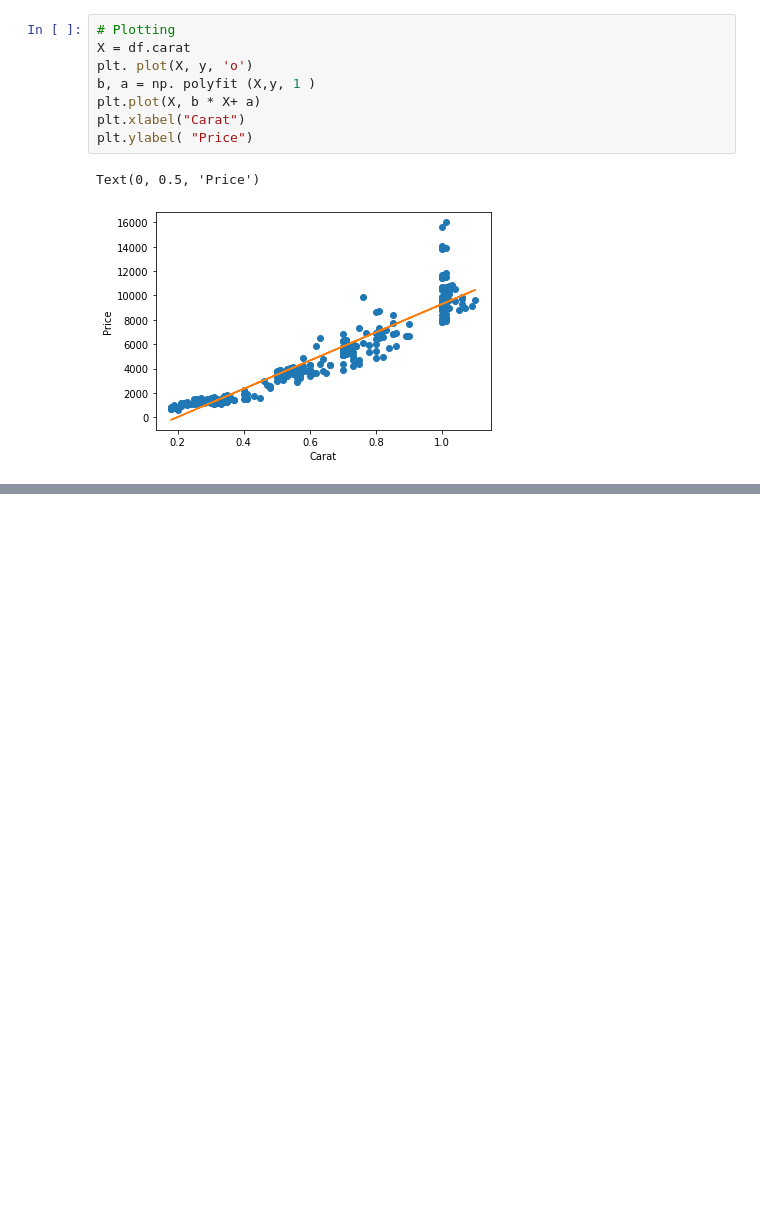
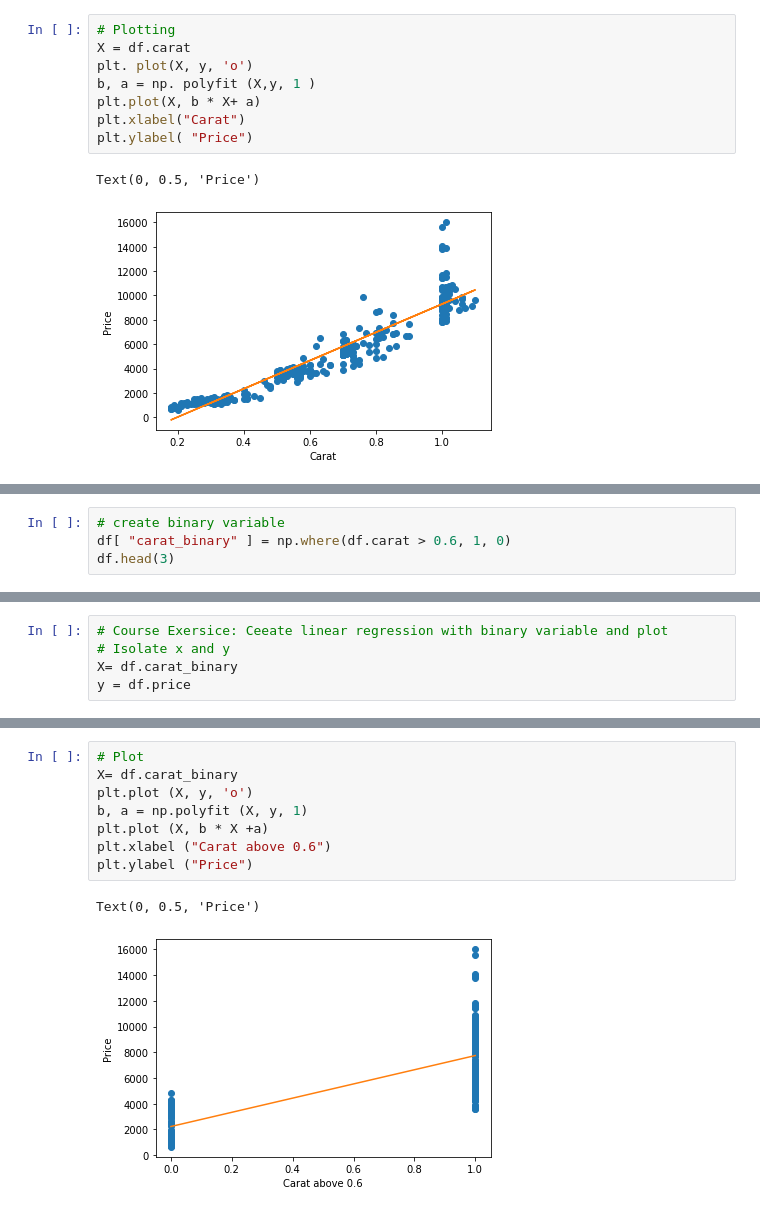
Before and after one commit to mylesm9/Business-Analytics-, a Jupyter notebook: Linear_Regression_.ipynb, the cells around one changed output, grey strips where cells are left out. Cells and saved outputs as stored; diff of their text form; blank space fills up the shorter version.

```diff
--- a/Linear_Regression_.ipynb
+++ b/Linear_Regression_.ipynb
@@ -75,0 +91,4 @@ Text(0, 0.5, 'Price')
+# %%
+# create binary variable
+df[ "carat_binary" ] = np.where(df.carat > 0.6, 1, 0)
+df.head(3)
@@ -75,0 +100,5 @@ Text(0, 0.5, 'Price')
+# %%
+# Course Exersice: Ceeate linear regression with binary variable and plot
+# Isolate x and y
+X= df.carat_binary
+y = df.price
@@ -75,0 +131,11 @@ Text(0, 0.5, 'Price')
+# %%
+# Plot
+X= df.carat_binary
+plt.plot (X, y, 'o')
+b, a = np.polyfit (X, y, 1)
+plt.plot (X, b * X +a)
+plt.xlabel ("Carat above 0.6")
+plt.ylabel ("Price")
+# %% [output]
+Text(0, 0.5, 'Price')
+[figure, added]
```
Also changed, not shown: parts of 7 cells of this notebook.
